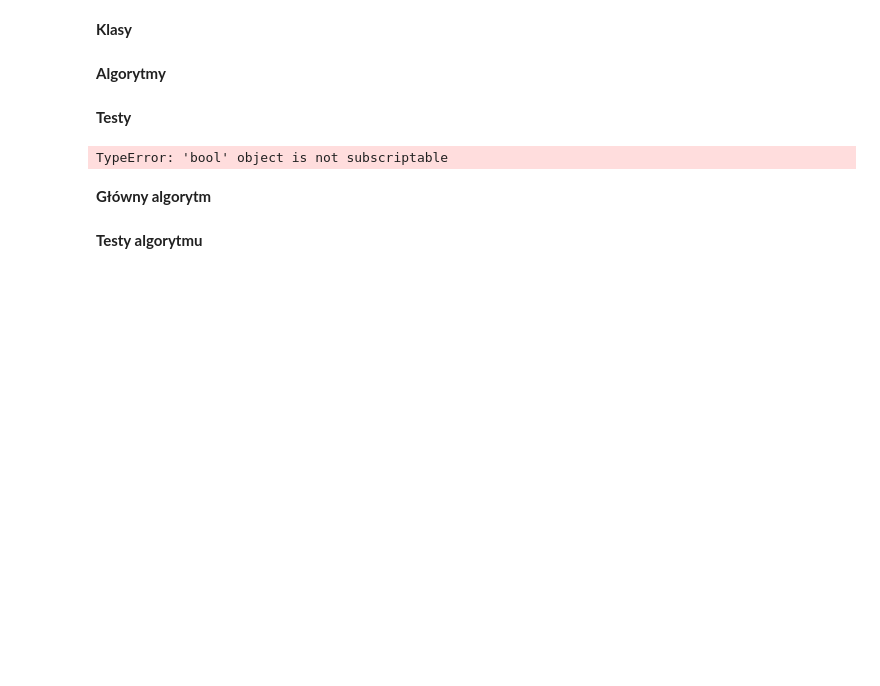
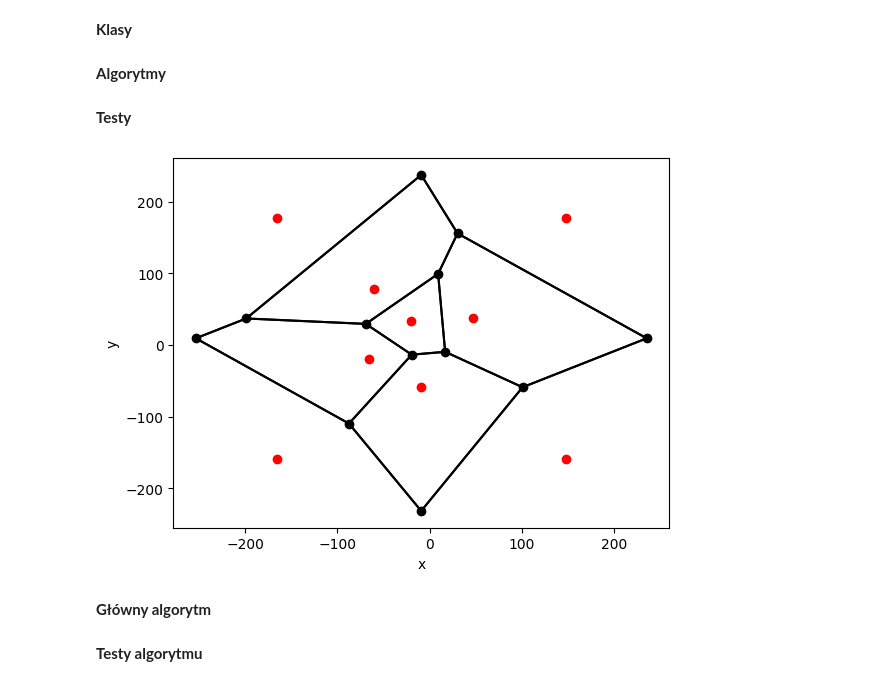
Before and after one commit to baramundi666/Voronoi-Diagram-Project-2023-24, a Jupyter notebook: main.ipynb, the cells around one changed output. Saved outputs shown, nothing was run; the diff lists cells and outputs as text; code cells hidden in the pictures; blank space fills up the shorter version.

Commit message:
added voronoi diagram visualization

```diff
--- a/main.ipynb
+++ b/main.ipynb
@@ -191,13 +254,14 @@ def Bowyer_Watson(points):
     upperX = points[0][0]
     upperY = points[0][1]
     pointList = []
-    for point in points:
-        newPoint = Point(point)
+    n = len(points)
+    for i in range(n):
+        newPoint = Point(points[i], i)
         pointList.append(newPoint)
-        if point[0]<lowerX: lowerX = point[0]
-        if point[1]<lowerY: lowerY = point[1]
-        if point[0]>upperX: upperX = point[0]
-        if point[1]>upperY: upperY = point[1]
+        if points[i][0]<lowerX: lowerX = points[i][0]
+        if points[i][1]<lowerY: lowerY = points[i][1]
+        if points[i][0]>upperX: upperX = points[i][0]
+        if points[i][1]>upperY: upperY = points[i][1]
 
 
     vis = Visualizer()
@@ -207,10 +271,10 @@ def Bowyer_Watson(points):
     lowerY-=100
     upperX+=100
     upperY+=100
-    superA = Point((lowerX, lowerY))
-    superB = Point((lowerX, upperY))
-    superC = Point((upperX, upperY))
-    superD = Point((upperX, lowerY))
+    superA = Point((lowerX, lowerY), -2)
+    superB = Point((lowerX, upperY), -3)
+    superC = Point((upperX, upperY), -4)
+    superD = Point((upperX, lowerY), -5)
     vis.add_point([superA.toCart(),superB.toCart(),superC.toCart(),superD.toCart()],color='green')
     # Dwa trójkąty
     superTriangle1 = Triangle(superA, superB, superC)
@@ -277,10 +341,10 @@ def Bowyer_Watson(points):
             # print('!')
             if len(edgeList[edge])>1:
                 newEdgeList.pop(edge)
-
+        edgeList = newEdgeList
         #ls = vis.add_line_segment(newEdgeList.keys(), color='purple')
 
-        for edge in newEdgeList:
+        for edge in edgeList:
             triangle = Triangle(edge.A, edge.B, point)
             triangleList.append(triangle)
 
@@ -292,19 +356,19 @@ def Bowyer_Watson(points):
         if triangle.containsPoint(superA) or triangle.containsPoint(superB) or triangle.containsPoint(superC) or triangle.containsPoint(superD):
             finalTriangleList.remove(triangle)
 
-
     return vis, finalTriangleList
 # %% [markdown]
 **Testy**
 # %%
 # nie działa
-randomPoints = generate_uniform_points(-100, 100, 30)
-vis, triangulation, voronoiPoints = Bowyer_Watson(randomPoints)
+randomPoints = generate_uniform_points(-100, 100, 5)
+vis, triangulation = Bowyer_Watson(randomPoints)
 #print(triangulation)
-draw_tri(triangulation, voronoiPoints)
+#draw_tri(triangulation)
+draw_voronoi(triangulation)
 #vis.show_gif(interval = 1000)
 # %% [output]
-TypeError: 'bool' object is not subscriptable
+[figure, added]
 # %% [markdown]
 **Główny algorytm**
 # %%
```
Also changed, not shown: parts of 4 cells of this notebook.
